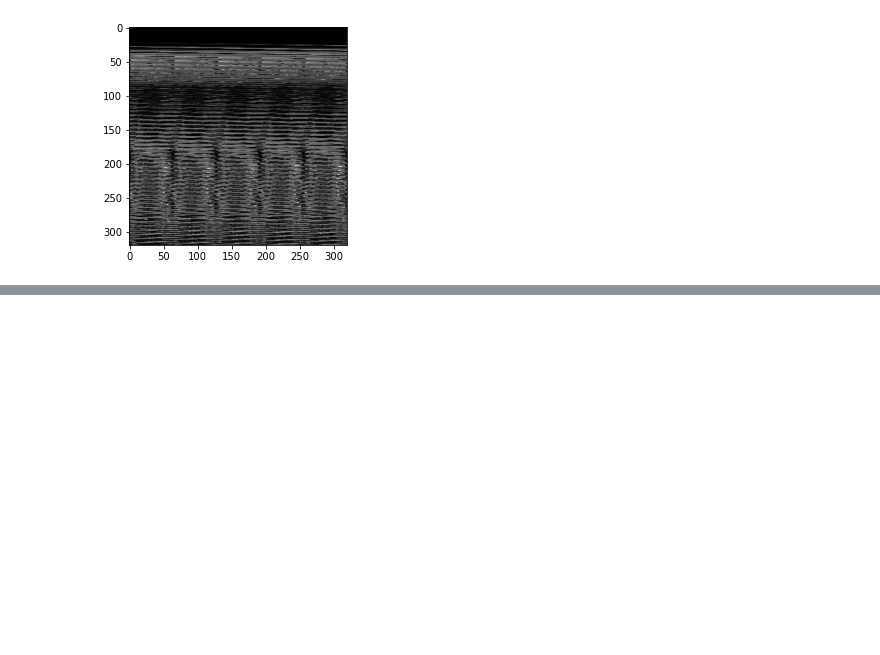
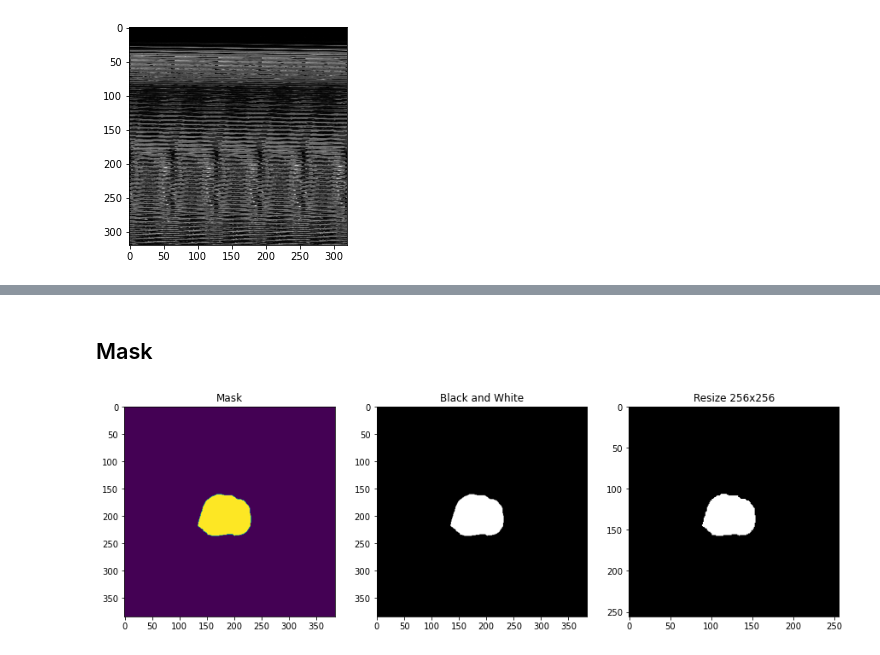
Before and after one commit to edisonbatucan/SpecialProblem, a Jupyter notebook: showing.ipynb, the cells around one changed output, grey strips where cells are left out. Saved outputs shown, nothing was run; the diff lists cells and outputs as text; code cells hidden in the pictures; blank space fills up the shorter version.

```diff
--- a/showing.ipynb
+++ b/showing.ipynb
@@ -83,0 +157,20 @@ plt.imshow(img, cmap='gray')
+# %% [markdown]
+## Mask
+# %%
+img1 = imageio.imread('C:/Users/batuc/Desktop/SpecialProblem/data4/test/296_5_16_mask.tiff')
+img2 = cv2.imread('C:/Users/batuc/Desktop/SpecialProblem/data4/test/296_5_16_mask.tiff')
+#resize
+img2 = resize_image(img1, (256, 256))
+
+# show results
+fig, axes = plt.subplots(1,3, figsize=(15,5), sharex=False, sharey=False)
+axes[0].imshow(img1)
+axes[0].set_title("Mask")
+axes[1].imshow(img1, cmap='gray')
+axes[1].set_title("Black and White")
+axes[2].imshow(img2, cmap='gray')
+axes[2].set_title("Resize 256x256")
+for i,ax in enumerate(axes.T.flatten()):
+    ax.axis('on')
+# %% [output]
+[figure, added]
```
Also changed, not shown: parts of 10 cells of this notebook.
